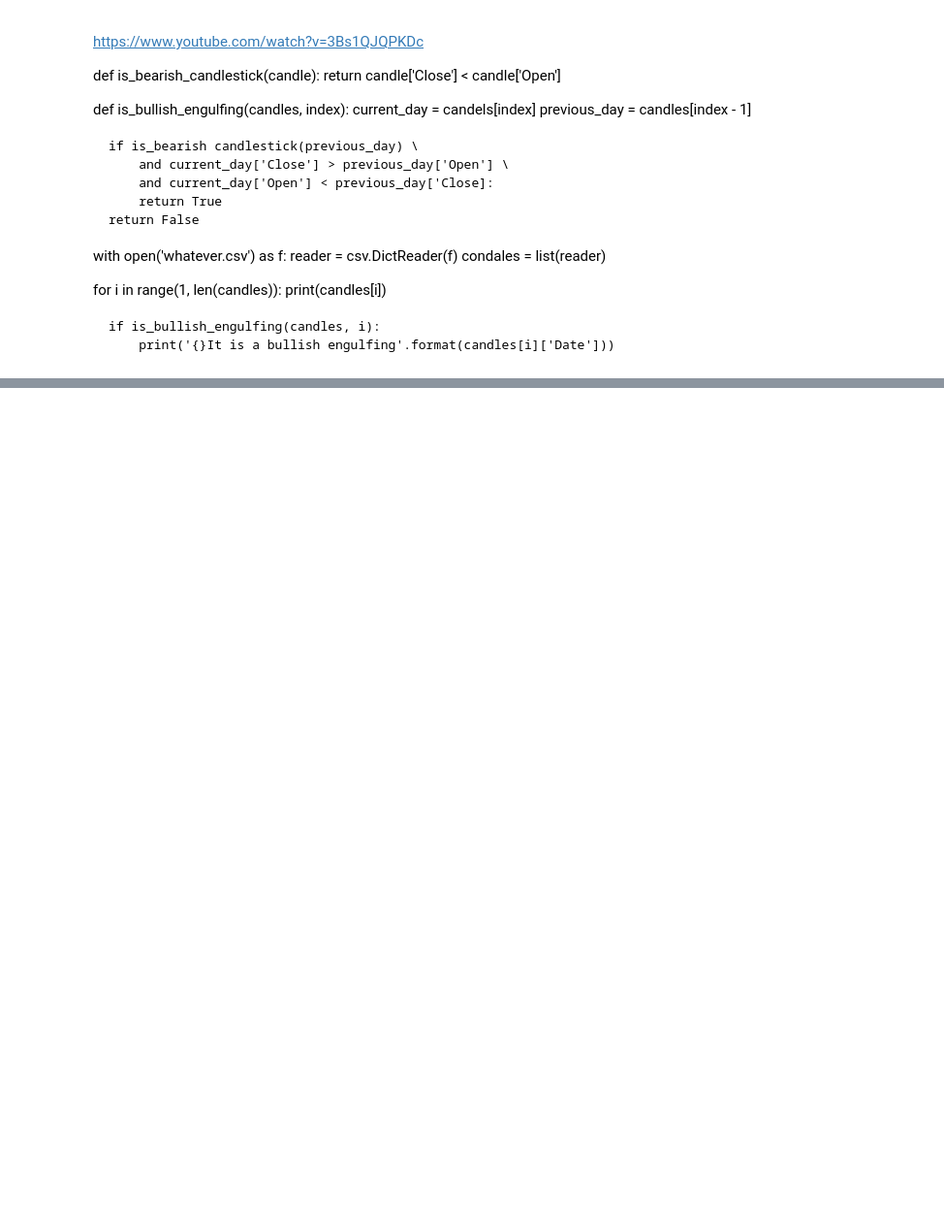
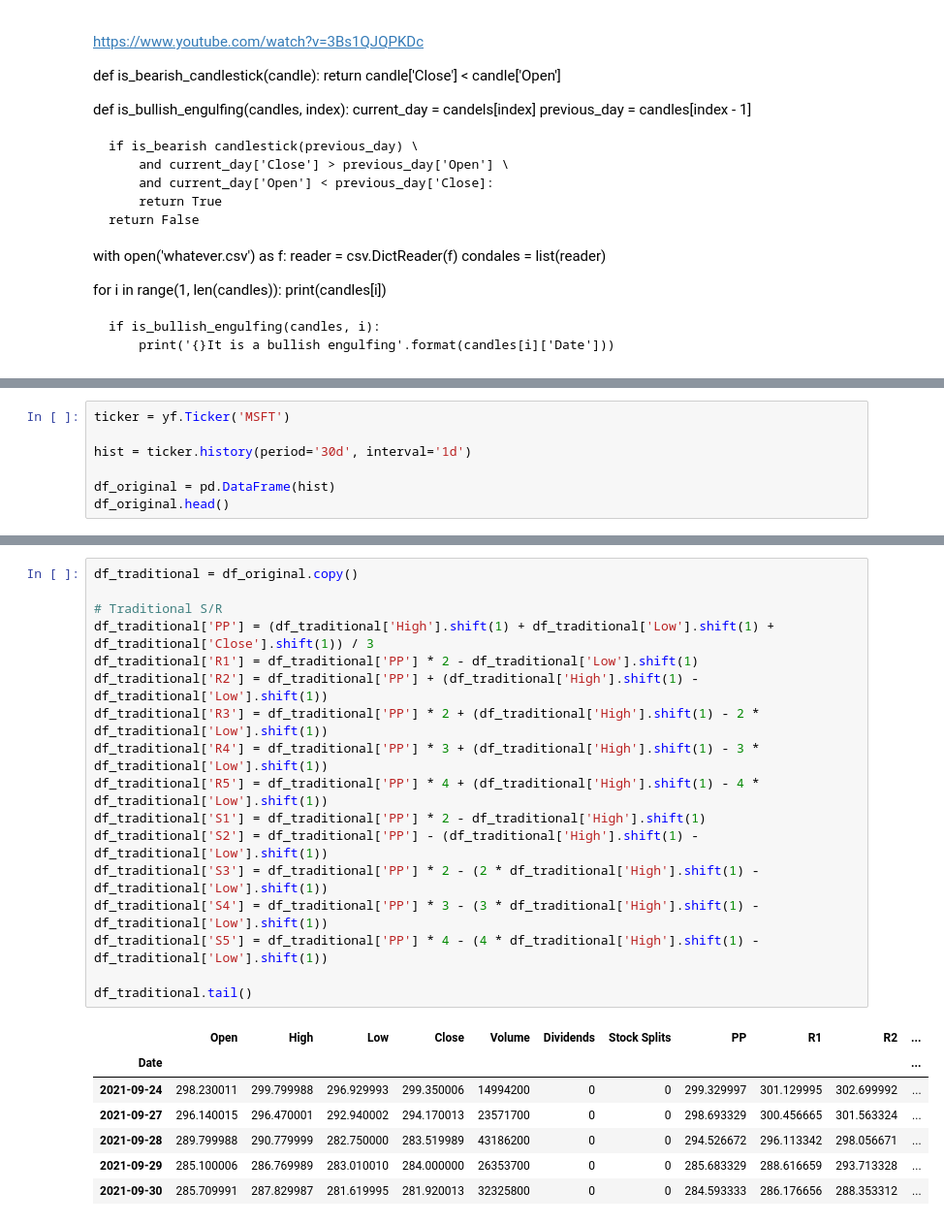
Before and after one commit to rdillens/Algo_Signals, a Jupyter notebook: entry_exit/support_resistance.ipynb, the cells around one changed output, grey strips where cells are left out. Shown: that part at 97% size. Saved outputs shown, nothing was run; the diff lists cells and outputs as text; blank space fills up the shorter version.

```diff
--- a/entry_exit/support_resistance.ipynb
+++ b/entry_exit/support_resistance.ipynb
@@ -146,0 +151,7 @@ for i in range(1, len(candles)):
+# %%
+ticker = yf.Ticker('MSFT')
+
+hist = ticker.history(period='30d', interval='1d')
+
+df_original = pd.DataFrame(hist)
+df_original.head()
@@ -146,0 +166,25 @@ for i in range(1, len(candles)):
+# %%
+df_traditional = df_original.copy()
+
+# Traditional S/R
+df_traditional['PP'] = (df_traditional['High'].shift(1) + df_traditional['Low'].shift(1) + df_traditional['Close'].shift(1)) / 3
+df_traditional['R1'] = df_traditional['PP'] * 2 - df_traditional['Low'].shift(1)
+df_traditional['R2'] = df_traditional['PP'] + (df_traditional['High'].shift(1) - df_traditional['Low'].shift(1))
+df_traditional['R3'] = df_traditional['PP'] * 2 + (df_traditional['High'].shift(1) - 2 * df_traditional['Low'].shift(1))
+df_traditional['R4'] = df_traditional['PP'] * 3 + (df_traditional['High'].shift(1) - 3 * df_traditional['Low'].shift(1))
+df_traditional['R5'] = df_traditional['PP'] * 4 + (df_traditional['High'].shift(1) - 4 * df_traditional['Low'].shift(1))
+df_traditional['S1'] = df_traditional['PP'] * 2 - df_traditional['High'].shift(1)
+df_traditional['S2'] = df_traditional['PP'] - (df_traditional['High'].shift(1) - df_traditional['Low'].shift(1))
+df_traditional['S3'] = df_traditional['PP'] * 2 - (2 * df_traditional['High'].shift(1) - df_traditional['Low'].shift(1))
+df_traditional['S4'] = df_traditional['PP'] * 3 - (3 * df_traditional['High'].shift(1) - df_traditional['Low'].shift(1))
+df_traditional['S5'] = df_traditional['PP'] * 4 - (4 * df_traditional['High'].shift(1) - df_traditional['Low'].shift(1))
+
+df_traditional.tail()
+# %% [output]
+|  | Open | High | Low | Close | Volume | Dividends | Stock Splits | PP | R1 | R2 | ... |
+| Date |  |  |  |  |  |  |  |  |  |  | ... |
+| 2021-09-24 | 298.230011 | 299.799988 | 296.929993 | 299.350006 | 14994200 | 0 | 0 | 299.329997 | 301.129995 | 302.699992 | ... |
+| 2021-09-27 | 296.140015 | 296.470001 | 292.940002 | 294.170013 | 23571700 | 0 | 0 | 298.693329 | 300.456665 | 301.563324 | ... |
+| 2021-09-28 | 289.799988 | 290.779999 | 282.750000 | 283.519989 | 43186200 | 0 | 0 | 294.526672 | 296.113342 | 298.056671 | ... |
+| 2021-09-29 | 285.100006 | 286.769989 | 283.010010 | 284.000000 | 26353700 | 0 | 0 | 285.683329 | 288.616659 | 293.713328 | ... |
+| 2021-09-30 | 285.709991 | 287.829987 | 281.619995 | 281.920013 | 32325800 | 0 | 0 | 284.593333 | 286.176656 | 288.353312 | ... |
```
Also changed, not shown: parts of 11 cells of this notebook, 2 other files.
